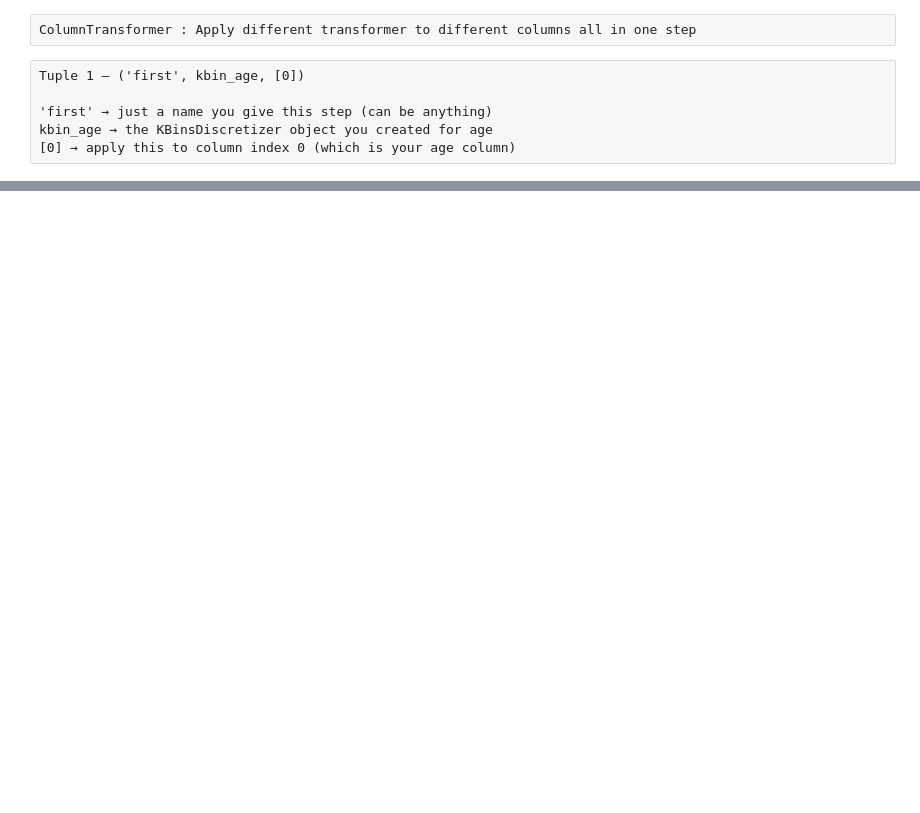
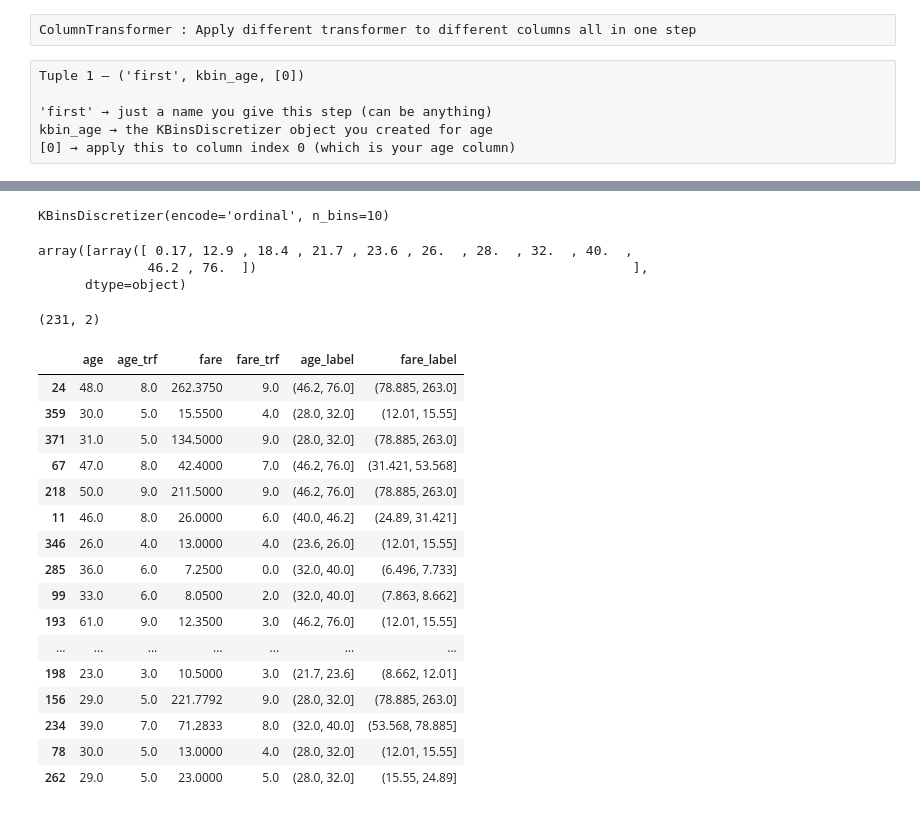
Before and after one commit to DeepakAK47/ML-Learning-Journey, a Jupyter notebook: fourth_phase/day32.ipynb, the cells around one changed output, grey strips where cells are left out. Drawn from its saved outputs; the diff is of its cells as text; code cells hidden in the pictures; blank space fills up the shorter version.

```diff
--- a/fourth_phase/day32.ipynb
+++ b/fourth_phase/day32.ipynb
@@ -176,0 +137,46 @@ array([[3., 0.],
+# %%
+trf.named_transformers_['first']
+# %% [output]
+KBinsDiscretizer(encode='ordinal', n_bins=10)
+# %%
+trf.named_transformers_['first'].bin_edges_
+# %% [output]
+array([array([ 0.17, 12.9 , 18.4 , 21.7 , 23.6 , 26.  , 28.  , 32.  , 40.  ,
+              46.2 , 76.  ])                                                ],
+      dtype=object)
+# %%
+x_train_trf.shape
+# %% [output]
+(231, 2)
+# %%
+# creating a column output
+output = pd.DataFrame({
+    'age':x_train['Age'],
+    'age_trf':x_train_trf[:,0],
+    'fare' : x_train['Fare'],
+    'fare_trf':x_train_trf[:,1]
+})
+# %%
+# age and fare level
+output['age_label'] = pd.cut(x=x_train['Age'],bins=trf.named_transformers_['first'].bin_edges_[0].tolist())
+output['fare_label'] = pd.cut(x=x_train['Fare'],bins=trf.named_transformers_['second'].bin_edges_[0].tolist())
+# %%
+output.head(20)
+# %% [output]
+|  | age | age_trf | fare | fare_trf | age_label | fare_label |
+| 24 | 48.0 | 8.0 | 262.3750 | 9.0 | (46.2, 76.0] | (78.885, 263.0] |
+| 359 | 30.0 | 5.0 | 15.5500 | 4.0 | (28.0, 32.0] | (12.01, 15.55] |
+| 371 | 31.0 | 5.0 | 134.5000 | 9.0 | (28.0, 32.0] | (78.885, 263.0] |
+| 67 | 47.0 | 8.0 | 42.4000 | 7.0 | (46.2, 76.0] | (31.421, 53.568] |
+| 218 | 50.0 | 9.0 | 211.5000 | 9.0 | (46.2, 76.0] | (78.885, 263.0] |
+| 11 | 46.0 | 8.0 | 26.0000 | 6.0 | (40.0, 46.2] | (24.89, 31.421] |
+| 346 | 26.0 | 4.0 | 13.0000 | 4.0 | (23.6, 26.0] | (12.01, 15.55] |
+| 285 | 36.0 | 6.0 | 7.2500 | 0.0 | (32.0, 40.0] | (6.496, 7.733] |
+| 99 | 33.0 | 6.0 | 8.0500 | 2.0 | (32.0, 40.0] | (7.863, 8.662] |
+| 193 | 61.0 | 9.0 | 12.3500 | 3.0 | (46.2, 76.0] | (12.01, 15.55] |
+| ... | ... | ... | ... | ... | ... | ... |
+| 198 | 23.0 | 3.0 | 10.5000 | 3.0 | (21.7, 23.6] | (8.662, 12.01] |
+| 156 | 29.0 | 5.0 | 221.7792 | 9.0 | (28.0, 32.0] | (78.885, 263.0] |
+| 234 | 39.0 | 7.0 | 71.2833 | 8.0 | (32.0, 40.0] | (53.568, 78.885] |
+| 78 | 30.0 | 5.0 | 13.0000 | 4.0 | (28.0, 32.0] | (12.01, 15.55] |
+| 262 | 29.0 | 5.0 | 23.0000 | 5.0 | (28.0, 32.0] | (15.55, 24.89] |
```
Also changed, not shown: parts of 12 cells of this notebook.
